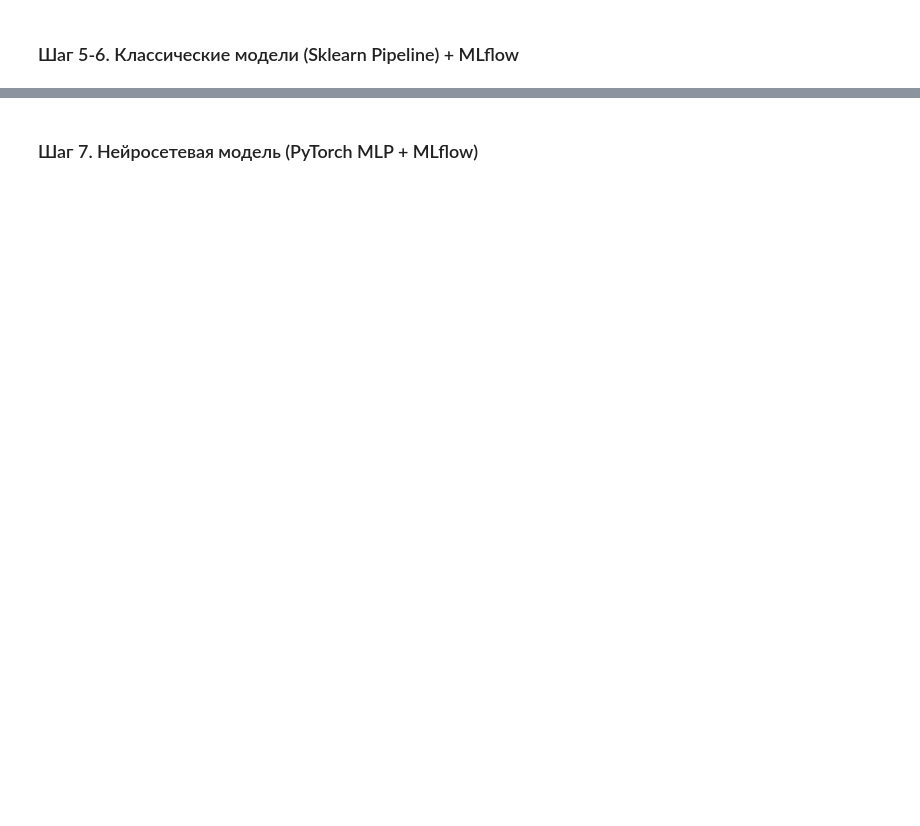
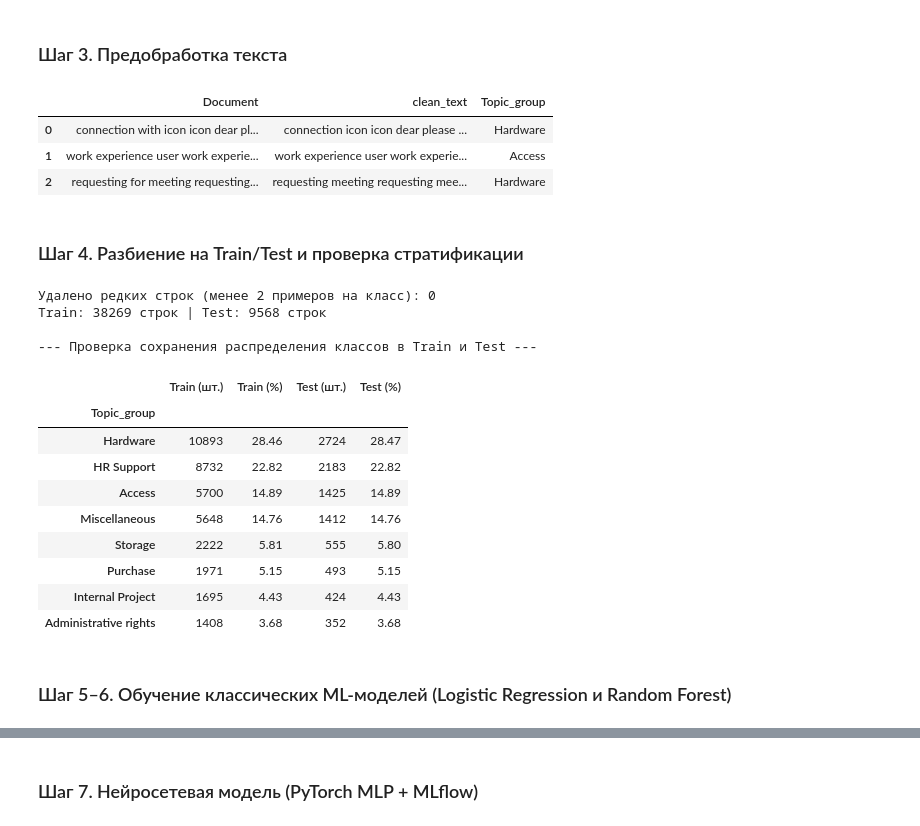
Before and after one commit to Mikhail9030/Final_Project_ML_1, a Jupyter notebook: Final_project_1.ipynb, the cells around one changed output, grey strips where cells are left out. Cells and saved outputs as stored; diff of their text form; code cells hidden in the pictures; blank space fills up the shorter version.

```diff
--- a/Final_project_1.ipynb
+++ b/Final_project_1.ipynb
@@ -106,5 +101,68 @@ Test:  9568 строк
+# %% [markdown]
+### Шаг 3. Предобработка текста
+# %%
+def clean_text(text):
+    text = str(text).lower()
+    text = re.sub(r'[^\w\s]', ' ', text)
+    text = re.sub(r'\d+', ' ', text)
+    words = text.split()
+    words = [w for w in words if w not in stop_words]
+    return ' '.join(words)
+
+df['clean_text'] = df[text_col].apply(clean_text)
+
+# Сравнение исходного и очищенного текста
+display(df[[text_col, 'clean_text', target_col]].head(3))
+# %% [output]
+|  | Document | clean_text | Topic_group |
+| 0 | connection with icon icon dear pl... | connection icon icon dear please ... | Hardware |
+| 1 | work experience user work experie... | work experience user work experie... | Access |
+| 2 | requesting for meeting requesting... | requesting meeting requesting mee... | Hardware |
+# %% [markdown]
+### Шаг 4. Разбиение на Train/Test и проверка стратификации
+# %%
+class_counts = df[target_col].value_counts()
+valid_classes = class_counts[class_counts >= 2].index
+df_filtered = df[df[target_col].isin(valid_classes)].copy()
+
+print(f"Удалено редких строк (менее 2 примеров на класс): {len(df) - len(df_filtered)}")
+
+X_train, X_test, y_train, y_test = train_test_split(
+    df_filtered['clean_text'],
+    df_filtered[target_col],
+    test_size=0.2,
+    random_state=42,
+    stratify=df_filtered[target_col]
+)
+
+print(f"Train: {X_train.shape[0]} строк | Test: {X_test.shape[0]} строк\n")
+
+# Проверка сохранения долей классов после стратификации
+stratify_check = pd.DataFrame({
+    'Train (шт.)': y_train.value_counts(),
+    'Train (%)': (y_train.value_counts(normalize=True) * 100).round(2),
+    'Test (шт.)': y_test.value_counts(),
+    'Test (%)': (y_test.value_counts(normalize=True) * 100).round(2)
+})
+print("--- Проверка сохранения распределения классов в Train и Test ---")
+display(stratify_check)
+# %% [output]
+Удалено редких строк (менее 2 примеров на класс): 0
+Train: 38269 строк | Test: 9568 строк
+
+--- Проверка сохранения распределения классов в Train и Test ---
+|  | Train (шт.) | Train (%) | Test (шт.) | Test (%) |
+| Topic_group |  |  |  |  |
+| Hardware | 10893 | 28.46 | 2724 | 28.47 |
+| HR Support | 8732 | 22.82 | 2183 | 22.82 |
+| Access | 5700 | 14.89 | 1425 | 14.89 |
+| Miscellaneous | 5648 | 14.76 | 1412 | 14.76 |
+| Storage | 2222 | 5.81 | 555 | 5.80 |
+| Purchase | 1971 | 5.15 | 493 | 5.15 |
+| Internal Project | 1695 | 4.43 | 424 | 4.43 |
+| Administrative rights | 1408 | 3.68 | 352 | 3.68 |
 # %% [markdown]
-### Шаг 5-6. Классические модели (Sklearn Pipeline) + MLflow
+### Шаг 5–6. Обучение классических ML-моделей (Logistic Regression и Random Forest)
 # %%
 import os
 import mlflow
```
Also changed, not shown: parts of 8 cells of this notebook, 1 other file.
